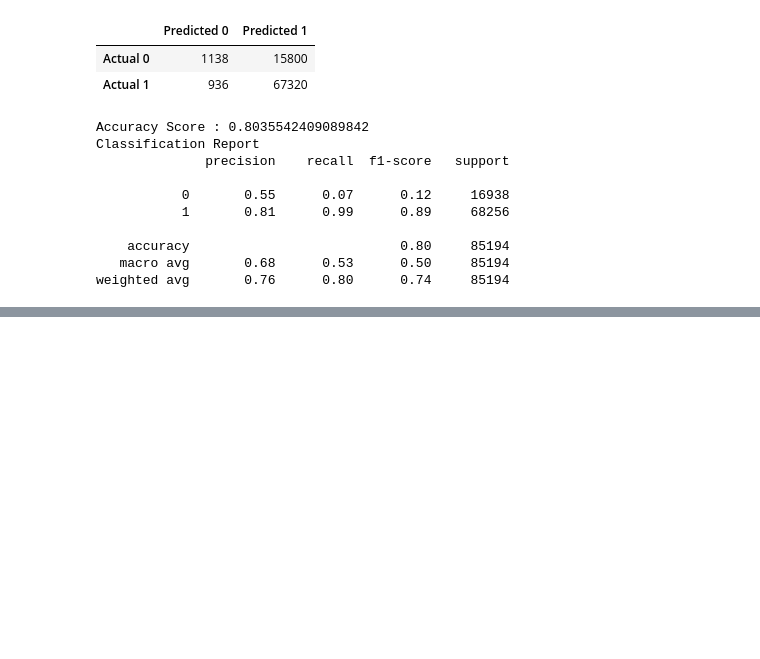
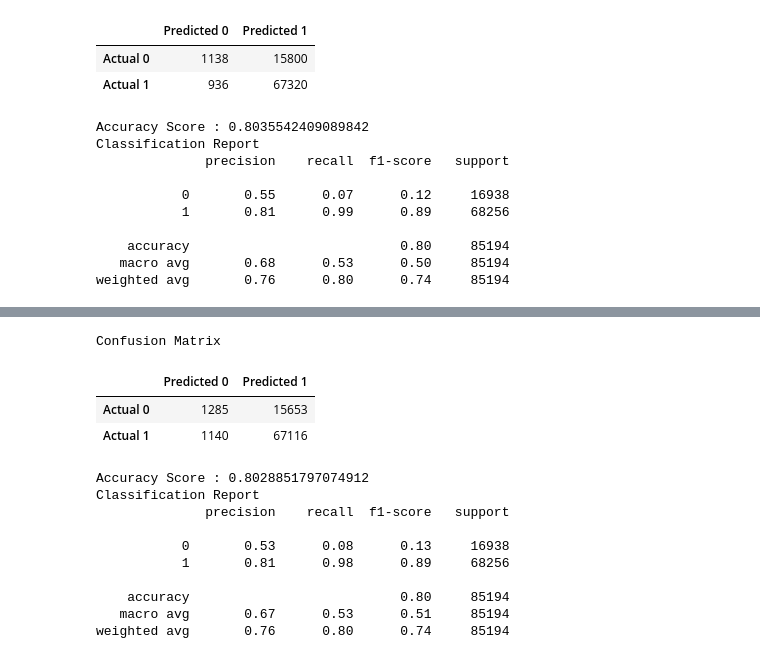
Before and after one commit to soumyaranjanswaincan/loan_analysis_project, a Jupyter notebook: loan_analysis.ipynb, the cells around one changed output, grey strips where cells are left out. Saved outputs shown, nothing was run; the diff lists cells and outputs as text; code cells hidden in the pictures; blank space fills up the shorter version.

```diff
--- a/loan_analysis.ipynb
+++ b/loan_analysis.ipynb
@@ -213,0 +289,31 @@ AttributeError: 'numpy.ndarray' object has no attribute 'columns'
+# %%
+# Calculating the confusion matrix
+rfcm = confusion_matrix(y_test, rf_predictions)
+rfcm_df = pd.DataFrame(
+    rfcm, index=["Actual 0", "Actual 1"], columns=["Predicted 0", "Predicted 1"]
+)
+
+# Calculating the accuracy score
+rfacc_score = accuracy_score(y_test, rf_predictions)
+# %%
+# Displaying results
+print("Confusion Matrix")
+display(rfcm_df)
+print(f"Accuracy Score : {rfacc_score}")
+print("Classification Report")
+print(classification_report(y_test, rf_predictions))
+# %% [output]
+Confusion Matrix
+|  | Predicted 0 | Predicted 1 |
+| Actual 0 | 1285 | 15653 |
+| Actual 1 | 1140 | 67116 |
+Accuracy Score : 0.8028851797074912
+Classification Report
+              precision    recall  f1-score   support
+
+           0       0.53      0.08      0.13     16938
+           1       0.81      0.98      0.89     68256
+
+    accuracy                           0.80     85194
+   macro avg       0.67      0.53      0.51     85194
+weighted avg       0.76      0.80      0.74     85194
```
Also changed, not shown: parts of 13 cells of this notebook.
